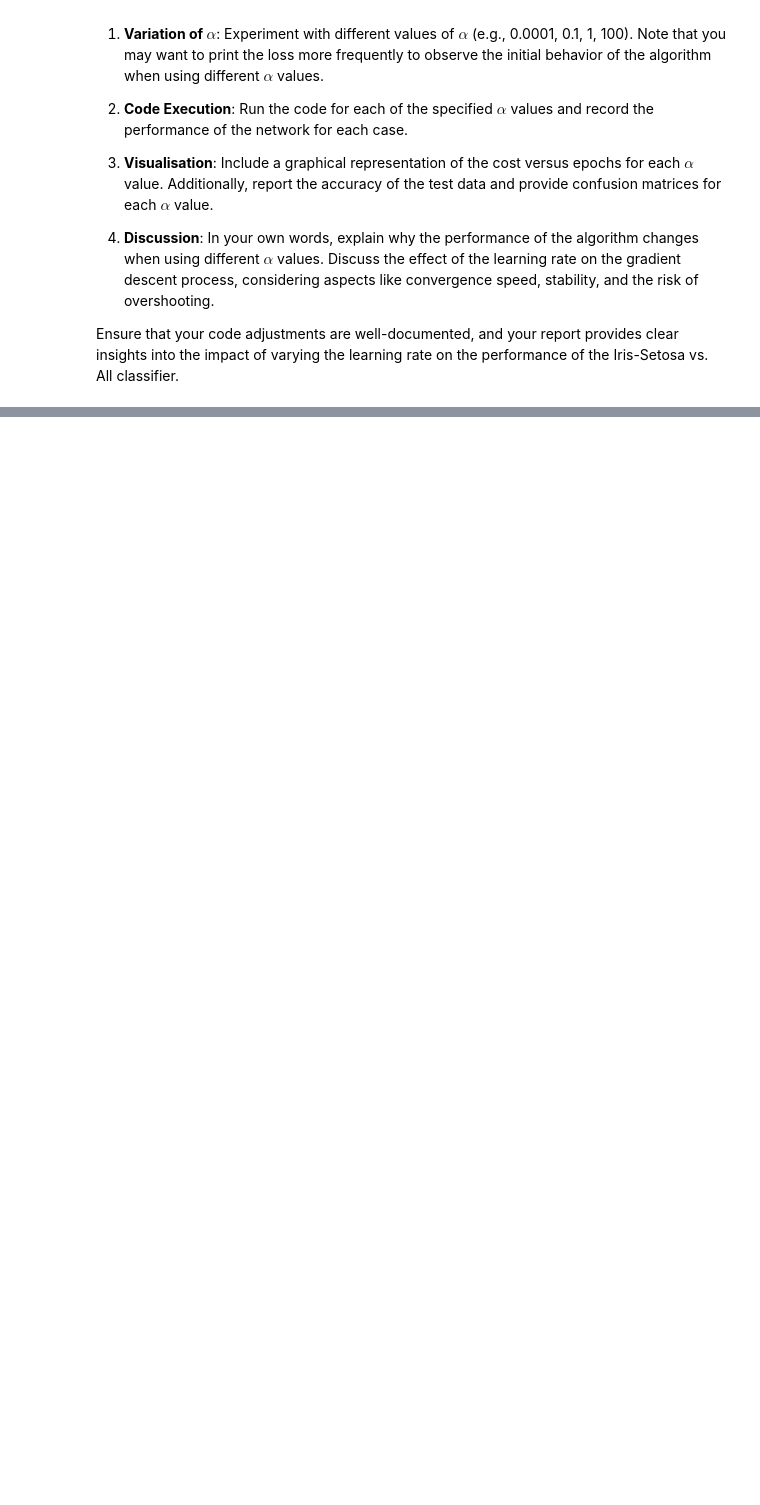
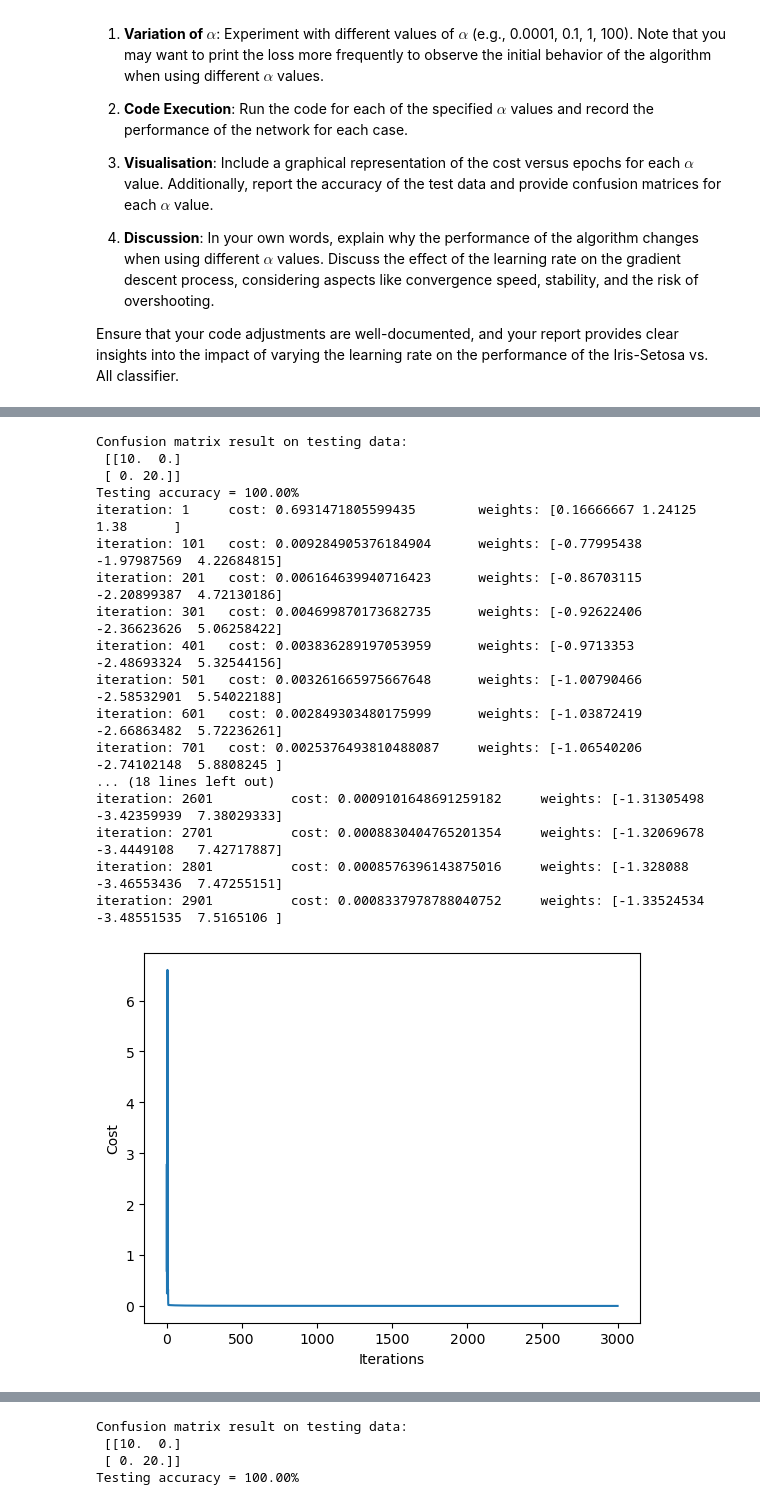
Before and after one commit to zequanwen/ML, a Jupyter notebook: 04_ML_Logistic.ipynb, the cells around one changed output, grey strips where cells are left out. Cells and saved outputs as stored; diff of their text form; code cells hidden in the pictures; blank space fills up the shorter version.

```diff
--- a/04_ML_Logistic.ipynb
+++ b/04_ML_Logistic.ipynb
@@ -460,0 +414,20 @@ ValueError: too many values to unpack (expected 2)
+# %%
+X_train, X_test, y_train, y_test = split_dataset(X, y, test_ratio=0.2)
+learning_rates = [0.0001, 0.01, 1, 100]
+for alpha in learning_rates:
+    num_iter = 3000
+    model_weights_t3 = fit(alpha, num_iter, X_train, y_train)
+    predictions_t3 = predict(X_test, model_weights_t3)
+    pred_t3 = predictions_t3.astype('int')
+    true_t3 = y_test.astype('int')
+
+    #confusion matrix
+    conf_matrix_t3 = compute_confusion_matrix(true_t3, pred_t3)
+    print(f'Confusion matrix result on testing data:\n {conf_matrix_t3}')
+
+    # Accuracy
+    diagonal_sum_t3 = conf_matrix_t3.trace()
+    sum_of_all_elements_t3 = conf_matrix_t3.sum()
+    accuracy = diagonal_sum_t3 / sum_of_all_elements_t3
+    print('Testing accuracy = {:0.2f}%'.format(accuracy*100))
+# %% [output]
@@ -460,0 +470,18 @@ ValueError: too many values to unpack (expected 2)
+Confusion matrix result on testing data:
+ [[10.  0.]
+ [ 0. 20.]]
+Testing accuracy = 100.00%
+iteration: 1     cost: 0.6931471805599435        weights: [0.16666667 1.24125    1.38      ]
+iteration: 101   cost: 0.009284905376184904      weights: [-0.77995438 -1.97987569  4.22684815]
+iteration: 201   cost: 0.006164639940716423      weights: [-0.86703115 -2.20899387  4.72130186]
+iteration: 301   cost: 0.004699870173682735      weights: [-0.92622406 -2.36623626  5.06258422]
+iteration: 401   cost: 0.003836289197053959      weights: [-0.9713353  -2.48693324  5.32544156]
+iteration: 501   cost: 0.003261665975667648      weights: [-1.00790466 -2.58532901  5.54022188]
+iteration: 601   cost: 0.002849303480175999      weights: [-1.03872419 -2.66863482  5.72236261]
+iteration: 701   cost: 0.0025376493810488087     weights: [-1.06540206 -2.74102148  5.8808245 ]
+... (18 lines left out)
+iteration: 2601          cost: 0.0009101648691259182     weights: [-1.31305498 -3.42359939  7.38029333]
+iteration: 2701          cost: 0.0008830404765201354     weights: [-1.32069678 -3.4449108   7.42717887]
+iteration: 2801          cost: 0.0008576396143875016     weights: [-1.328088   -3.46553436  7.47255151]
+iteration: 2901          cost: 0.0008337978788040752     weights: [-1.33524534 -3.48551535  7.5165106 ]
+[figure, added]
@@ -460,0 +506,4 @@ ValueError: too many values to unpack (expected 2)
+Confusion matrix result on testing data:
+ [[10.  0.]
+ [ 0. 20.]]
+Testing accuracy = 100.00%
```
Also changed, not shown: parts of 11 cells of this notebook.
